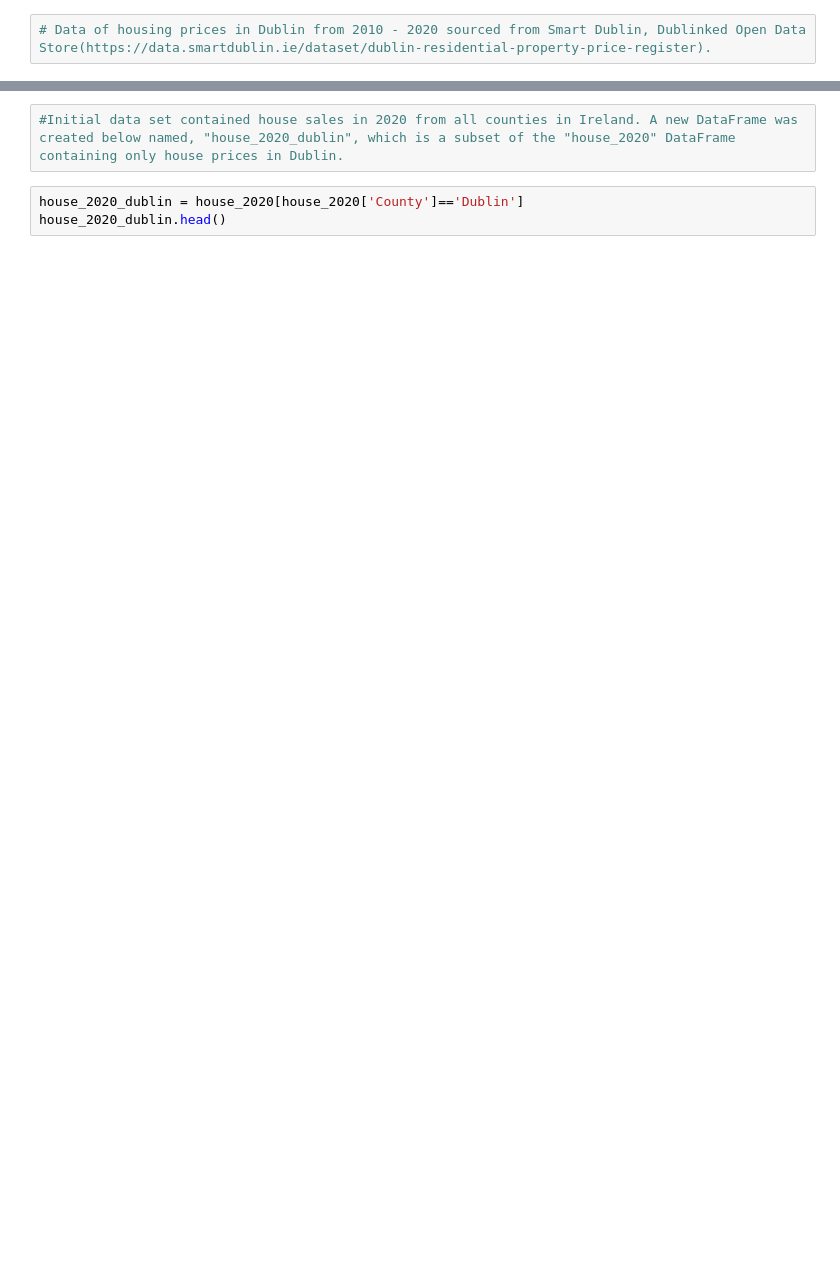
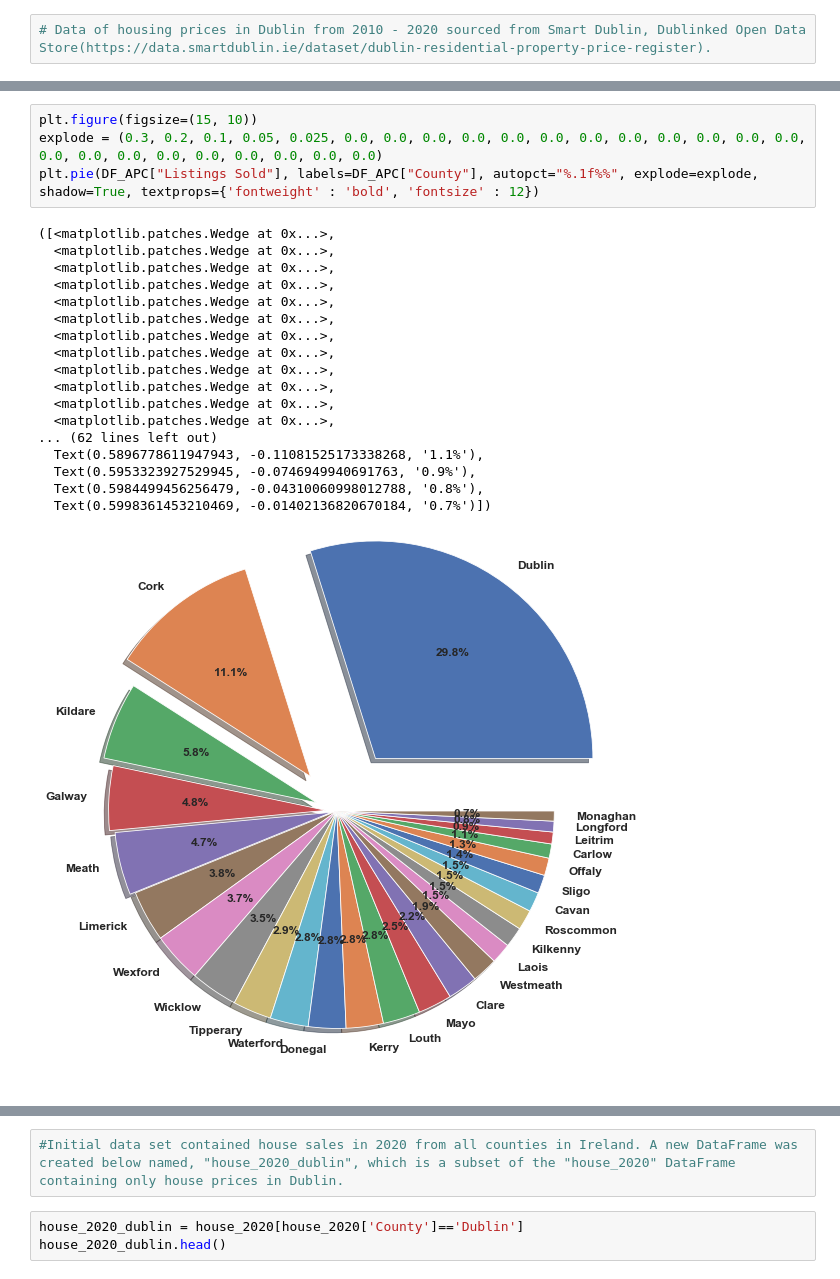
Before and after one commit to CraigDowling/Project, a Jupyter notebook: UCDPA_craigdowlingproject.ipynb, the cells around one changed output, grey strips where cells are left out. Saved outputs shown, nothing was run; the diff lists cells and outputs as text; blank space fills up the shorter version.

```diff
--- a/UCDPA_craigdowlingproject.ipynb
+++ b/UCDPA_craigdowlingproject.ipynb
@@ -17,0 +89,23 @@ house_2020.head()
+# %%
+plt.figure(figsize=(15, 10))
+explode = (0.3, 0.2, 0.1, 0.05, 0.025, 0.0, 0.0, 0.0, 0.0, 0.0, 0.0, 0.0, 0.0, 0.0, 0.0, 0.0, 0.0, 0.0, 0.0, 0.0, 0.0, 0.0, 0.0, 0.0, 0.0, 0.0)
+plt.pie(DF_APC["Listings Sold"], labels=DF_APC["County"], autopct="%.1f%%", explode=explode, shadow=True, textprops={'fontweight' : 'bold', 'fontsize' : 12})
+# %% [output]
+([<matplotlib.patches.Wedge at 0x...>,
+  <matplotlib.patches.Wedge at 0x...>,
+  <matplotlib.patches.Wedge at 0x...>,
+  <matplotlib.patches.Wedge at 0x...>,
+  <matplotlib.patches.Wedge at 0x...>,
+  <matplotlib.patches.Wedge at 0x...>,
+  <matplotlib.patches.Wedge at 0x...>,
+  <matplotlib.patches.Wedge at 0x...>,
+  <matplotlib.patches.Wedge at 0x...>,
+  <matplotlib.patches.Wedge at 0x...>,
+  <matplotlib.patches.Wedge at 0x...>,
+  <matplotlib.patches.Wedge at 0x...>,
+... (62 lines left out)
+  Text(0.5896778611947943, -0.11081525173338268, '1.1%'),
+  Text(0.5953323927529945, -0.0746949940691763, '0.9%'),
+  Text(0.5984499456256479, -0.04310060998012788, '0.8%'),
+  Text(0.5998361453210469, -0.01402136820670184, '0.7%')])
+[figure, added]
```
Also changed, not shown: parts of 67 cells of this notebook.
